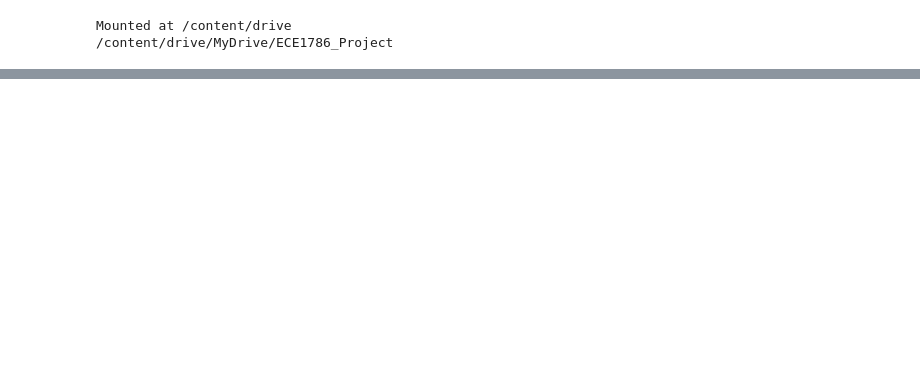
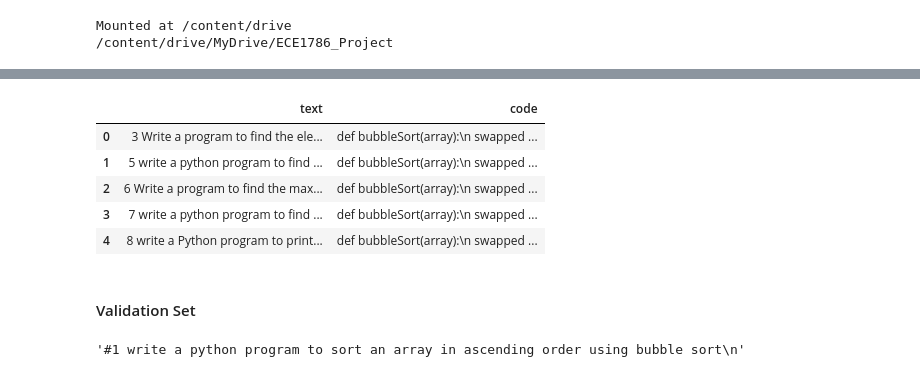
Before and after one commit to ece1786-2022/Eng2Py, a Jupyter notebook: Datasets.ipynb, the cells around one changed output, grey strips where cells are left out. Cells and saved outputs as stored; diff of their text form; code cells hidden in the pictures; blank space fills up the shorter version.

```diff
--- a/Datasets.ipynb
+++ b/Datasets.ipynb
@@ -253,0 +57,12 @@ Dataset_Yuchen.head()
+# %%
+Training = pd.read_csv('Training.csv')
+Training.head()
+# %% [output]
+|  | text | code |
+| 0 | 3 Write a program to find the ele... | def bubbleSort(array):\n swapped ... |
+| 1 | 5 write a python program to find ... | def bubbleSort(array):\n swapped ... |
+| 2 | 6 Write a program to find the max... | def bubbleSort(array):\n swapped ... |
+| 3 | 7 write a python program to find ... | def bubbleSort(array):\n swapped ... |
+| 4 | 8 write a Python program to print... | def bubbleSort(array):\n swapped ... |
+# %% [markdown]
+#### Validation Set
@@ -253,0 +74,4 @@ Dataset_Yuchen.head()
+# %%
+validation_data[0]
+# %% [output]
+'#1 write a python program to sort an array in ascending order using bubble sort\n'
```
Also changed, not shown: parts of 52 cells of this notebook.
